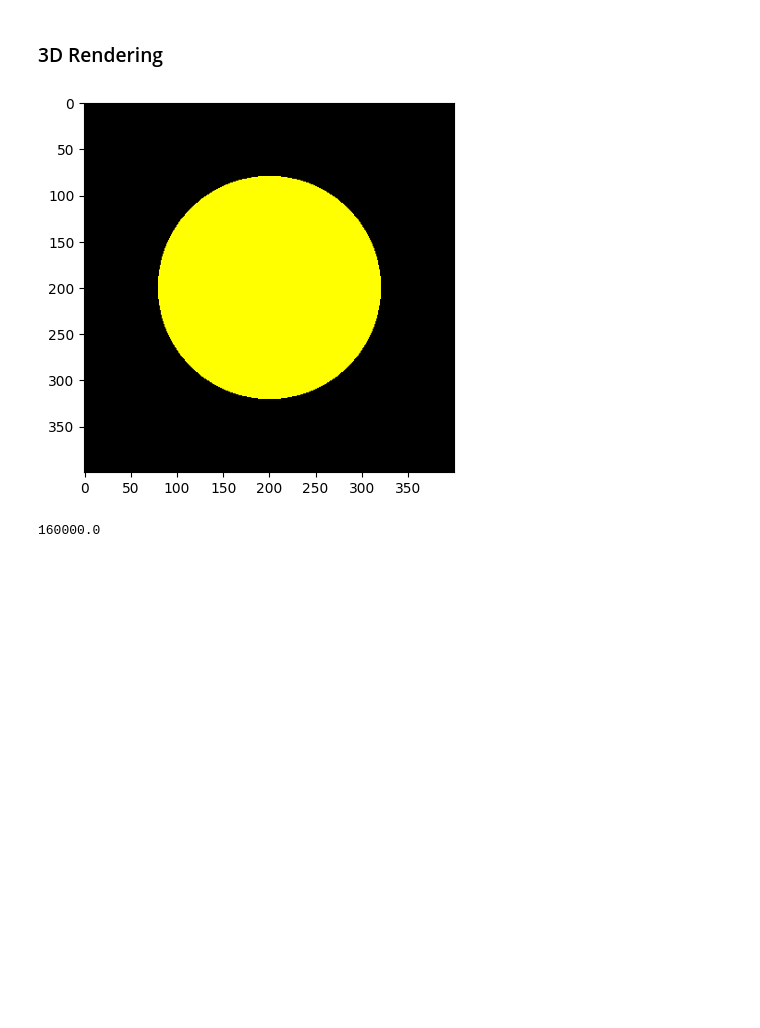
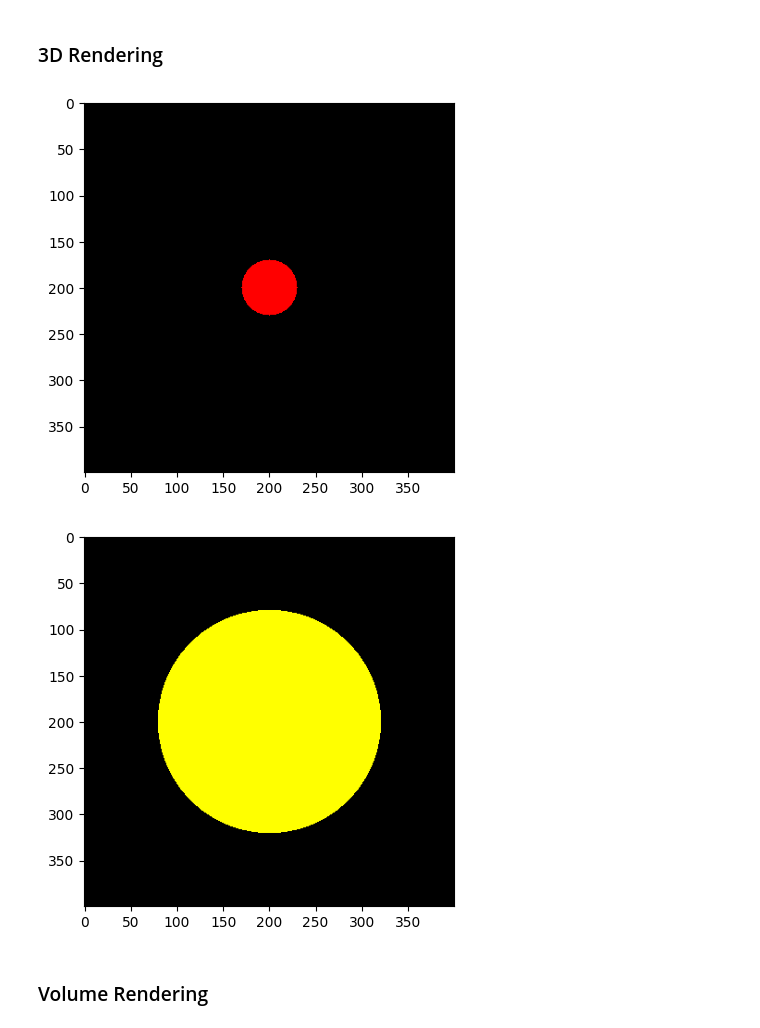
Before and after one commit to tvpian/NERF_Series, a Jupyter notebook: NERF_Series_01_Reconstruction.ipynb, the cells around one changed output. Drawn from its saved outputs; the diff is of its cells as text; code cells hidden in the pictures; blank space fills up the shorter version.

Commit message:
Implementation for rendering interaction of 3D object with camera model

```diff
--- a/NERF_Series_01_Reconstruction.ipynb
+++ b/NERF_Series_01_Reconstruction.ipynb
@@ -186,15 +186,19 @@ class Sphere():
 
     return colors
 # %%
-sphere = Sphere(np.array([0, 0, -1]), 0.1, np.array([1, 1, 0]))
-colr = sphere.intersect(rays_o, rays_d)
+sphere1 = Sphere(np.array([0, 0, -1]), 0.1, np.array([1, 1, 0]))
+sphere2 = Sphere(np.array([0, 0, -2]), 0.05, np.array([1, 0, 0]))
+colr1 = sphere1.intersect(rays_o, rays_d)
+colr2 = sphere2.intersect(rays_o, rays_d)
 # Plot the colors
-colr = colr.reshape(H, W, 3)
-plt.imshow(colr)
+colr1 = colr1.reshape(H, W, 3)
+colr2 = colr2.reshape(H, W, 3)
+plt.imshow(colr2)
 plt.show()
+plt.imshow(colr1)
+plt.show()
 # %% [output]
-[figure, old version]
+[figure, new version]
+[figure, added]
-# %%
-colr.sum()
-# %% [output]
-160000.0
+# %% [markdown]
+### Volume Rendering
```
Also changed, not shown: parts of 5 cells of this notebook.
